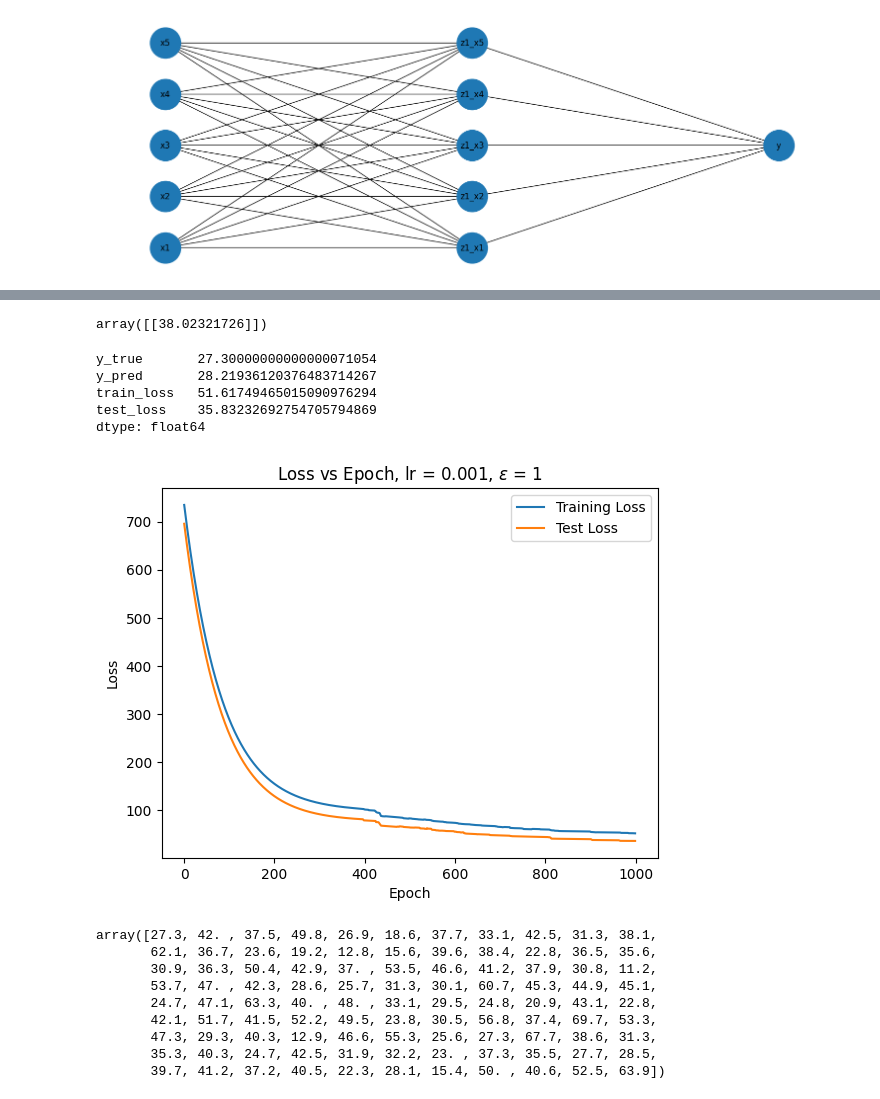
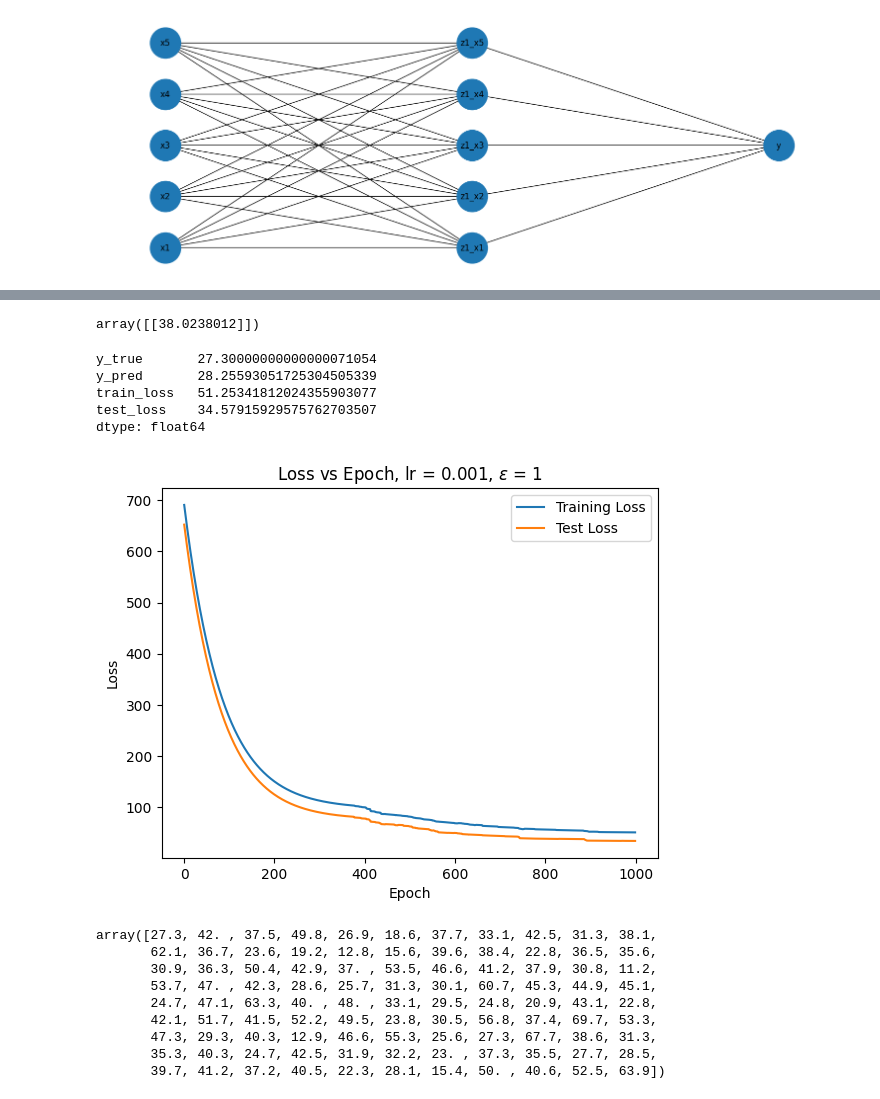
Before and after one commit to Luquish/TP2_Metodos, a Jupyter notebook: NeuralNet_Eval copy.ipynb, the cells around one changed output, grey strips where cells are left out. Saved outputs shown, nothing was run; the diff lists cells and outputs as text; code cells hidden in the pictures.

Commit message:
fix(b repeat)

```diff
--- a/NeuralNet_Eval copy.ipynb
+++ b/NeuralNet_Eval copy.ipynb
@@ -76,13 +76,14 @@ class NeuralNet:
         """
         Calcula la salida de la red neuronal.
         """
-        self.z1 = self.W1 @ x.T + self.b1
+
+        self.z1 = self.W1 @ x.T + self.b1.repeat(x.shape[0], axis=1)
         self.a1 = self.sigmoid(self.z1)
 
         # if dropout:
         #    self.a1 = self.dropout(self.a1, 0.5)
 
-        self.z2 = self.W2 @ self.a1 + self.b2
+        self.z2 = self.W2 @ self.a1 + self.b2.repeat(self.a1.shape[1], axis=1)
         self.a2 = self.z2
         return self.a2.reshape(-1, 1)
 
@@ -236,6 +237,8 @@ class NeuralNet:
         self.lr = lr
         self.epochs = epochs
         self.eps = eps
+        self.with_dropout = dropout
+        self.dropout_prob = dropout_prob
 
         # for _ in tqdm(range(epochs)):
         for _ in range(epochs):
@@ -285,6 +288,13 @@ class NeuralNet:
         ax.set_xlabel("Epoch")
         ax.set_ylabel("Loss")
         ax.set_title("Loss vs Epoch, lr = {}, $\epsilon$ = {}".format(self.lr, self.eps))
+        # If dropout is used, add it to the title
+        if self.with_dropout:
+            ax.set_title(
+                "Loss vs Epoch, lr = {}, $\epsilon$ = {}, dropout_prob = {}".format(
+                    self.lr, self.eps, self.dropout_prob
+                )
+            )
         plt.show()
 
     def mse(self, y_true: ndarray, x_test: ndarray) -> float:
@@ -344,7 +354,7 @@ _ = nn.plot_network_graph(ax)
 [figure]
 # %%
 nn = NeuralNet()
-nn.fit(X_train, y_train, x_test=X_test, y_test=y_test, epochs=1000, lr=0.001, dropout=False)
+nn.fit(X_train, y_train, x_test=X_test, y_test=y_test, epochs=1000, lr=0.001)
 display(pd.Series(
     [
         y_test[0][0],
@@ -365,27 +382,27 @@ dtype: float64
 # %%
 nn.predict(fake_values)
 # %% [output]
-array([[38.02321726]])
+array([[38.0238012]])
 # %%
 nn = NeuralNet()
-nn.fit(X_train, y_train, x_test=X_test, y_test=y_test, epochs=1000, lr=0.001, dropout=False, eps=1)
+nn.fit(X_train, y_train, x_test=X_test, y_test=y_test, epochs=1000, lr=0.001, eps=1)
 display(pd.Series(
     [
         y_test[0][0],
         nn.predict(X_test[0].reshape(1, -1))[0][0],
         nn.get_training_loss()[-1][0],
         nn.get_test_loss()[-1][0],
     ],
     index=["y_true", "y_pred", "train_loss", "test_loss"]
 ))
 nn.plot_loss()
 # %% [output]
 y_true       27.30000000000000071054
-y_pred       28.21936120376483714267
-train_loss   51.61749465015090976294
-test_loss    35.83232692754705794869
+y_pred       28.25593051725304505339
+train_loss   51.25341812024355903077
+test_loss    34.57915929575762703507
 dtype: float64
-[figure, old version]
+[figure, new version]
 # %%
 y_test.T[0]
 # %% [output]
```
Also changed, not shown: parts of 20 cells of this notebook, 1 other file.
